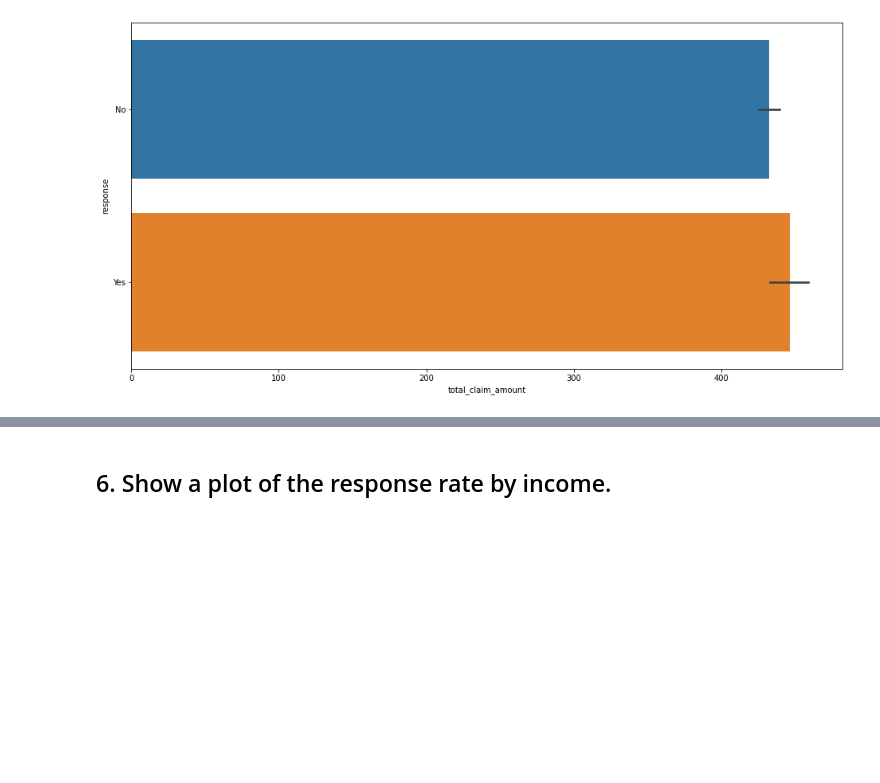
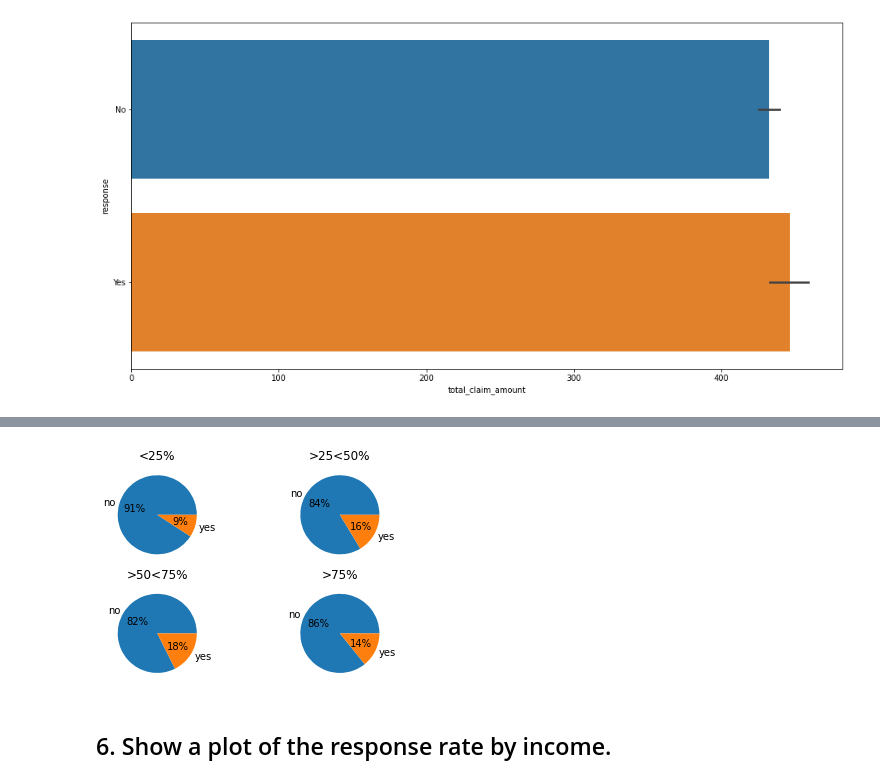
Before and after one commit to Ironhack-Data-0621-Remote/lab-customer-analysis-round-3, a Jupyter notebook: Solutions.ipynb, the cells around one changed output, grey strips where cells are left out. Cells and saved outputs as stored; diff of their text form; code cells hidden in the pictures; blank space fills up the shorter version.

```diff
--- a/Solutions.ipynb
+++ b/Solutions.ipynb
@@ -273,3 +273,28 @@ plt.show()
+# %%
+#creating ranges for total claim amount (using quartil amounts)
+total_claim_25 = df_marketing[(df_marketing['total_claim_amount'] < 272)]
+total_claim_50 = df_marketing[(df_marketing['total_claim_amount'] > 272) & (df_marketing['total_claim_amount'] < 383)]
+total_claim_75 = df_marketing[(df_marketing['total_claim_amount'] > 383) & (df_marketing['total_claim_amount'] < 547)]
+total_claim_100 = df_marketing[(df_marketing['total_claim_amount'] > 547)]
+# %%
+#using the new dataframes to create different pie charts showing response rate per claim amount quartils
+# multiple plots in the same space
+
+fig, axs = plt.subplots(2, 2)
+
+axs[0, 0].pie(total_claim_25['response'].value_counts(), labels=my_labels, autopct='%1.0f%%')
+axs[0, 1].pie(total_claim_50['response'].value_counts(), labels=my_labels, autopct='%1.0f%%')
+axs[1, 0].pie(total_claim_75['response'].value_counts(), labels=my_labels, autopct='%1.0f%%')
+axs[1, 1].pie(total_claim_100['response'].value_counts(), labels=my_labels, autopct='%1.0f%%')
+
+axs[0, 0].set_title("<25%")
+axs[0, 1].set_title(">25<50%")
+axs[1, 0].set_title(">50<75%")
+axs[1, 1].set_title(">75%")
+
+plt.show()
+# %% [output]
+[figure, added]
 # %% [markdown]
 ## 6. Show a plot of the response rate by income.
 # %%
```
Also changed, not shown: parts of 10 cells of this notebook.
